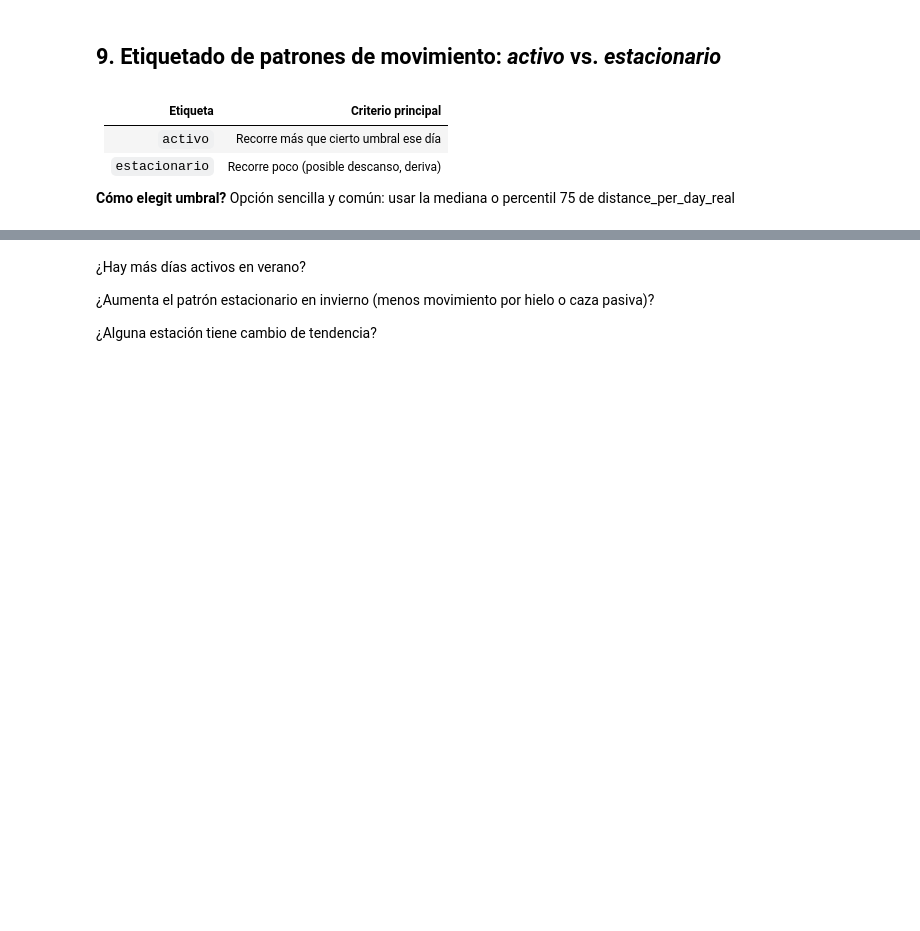
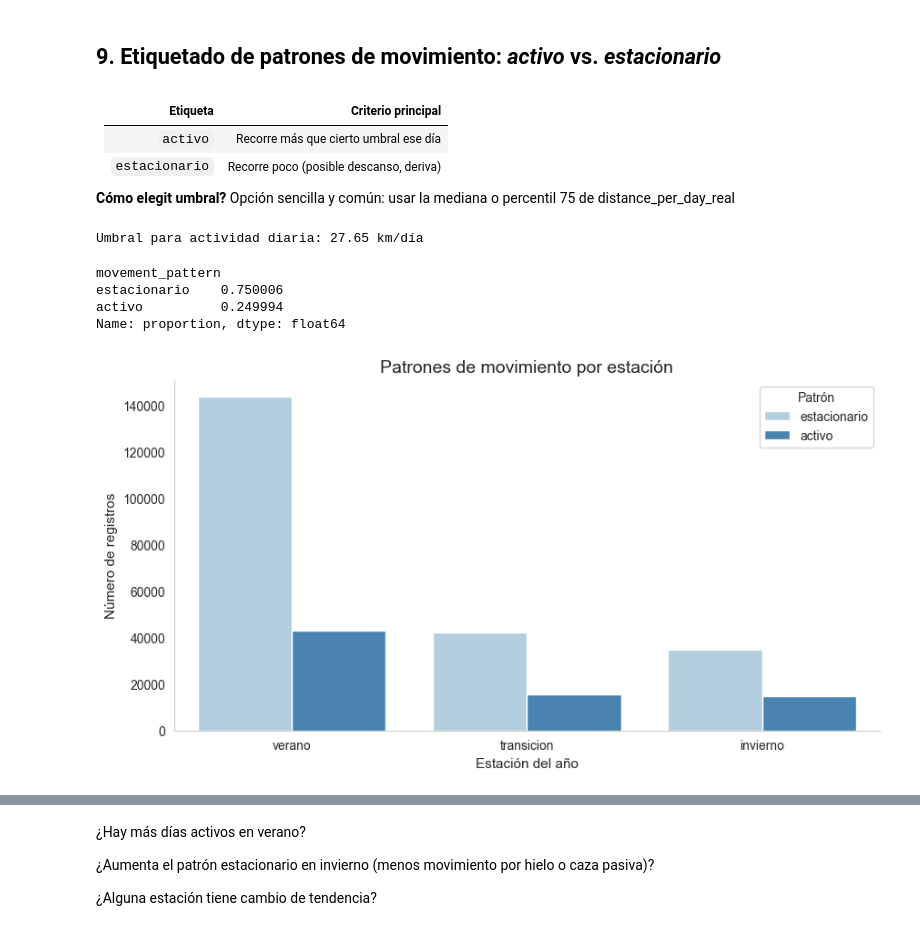
Before and after one commit to anapstl/PolarBears-, a Jupyter notebook: notebooks/02_FeatureEngineering_CLEAN.ipynb, the cells around one changed output, grey strips where cells are left out. Saved outputs shown, nothing was run; the diff lists cells and outputs as text; code cells hidden in the pictures; blank space fills up the shorter version.

```diff
--- a/notebooks/02_FeatureEngineering_CLEAN.ipynb
+++ b/notebooks/02_FeatureEngineering_CLEAN.ipynb
@@ -223,6 +310,6 @@ dist_por_dia = df.groupby(["UniqueAnimalID", "date"])["distance_km"].sum().reset
 dist_por_dia.rename(columns={"distance_km": "distance_per_day_real"}, inplace=True)
 
 # 3. Merge con el df principal si quieres tenerlo punto a punto
-df_final = df.merge(dist_por_dia, on=["UniqueAnimalID", "date"], how="left")
+df = df.merge(dist_por_dia, on=["UniqueAnimalID", "date"], how="left")
 
 print("`distance_per_day_real` añadida al dataset.")
@@ -236,32 +325,41 @@ print("`distance_per_day_real` añadida al dataset.")
 
 **Cómo elegit umbral?** Opción sencilla y común: usar la mediana o percentil 75 de distance_per_day_real
 # %%
-umbral = df_final["distance_per_day_real"].quantile(0.75)
+umbral = df["distance_per_day_real"].quantile(0.75)
 
 print(f"Umbral para actividad diaria: {umbral:.2f} km/día")
+# %% [output]
+Umbral para actividad diaria: 27.65 km/día
 # %%
 # Etiquetar en función del umbral
-df_final["movement_pattern"] = df_final["distance_per_day_real"].apply(
+df["movement_pattern"] = df["distance_per_day_real"].apply(
     lambda d: "activo" if d > umbral else "estacionario"
 )
 
-df_final["movement_pattern"].value_counts(normalize=True)
+df["movement_pattern"].value_counts(normalize=True)
+# %% [output]
+movement_pattern
+estacionario    0.750006
+activo          0.249994
+Name: proportion, dtype: float64
 # %%
 plt.figure(figsize=(10, 5))
 sns.countplot(
-    data=df_final,
+    data=df,
     x="season",
     hue="movement_pattern",
     palette="Blues"
 )
 
 plt.title("Patrones de movimiento por estación", fontsize=14)
 plt.xlabel("Estación del año")
 plt.ylabel("Número de registros")
 plt.grid(False)
 sns.despine()
 plt.legend(title="Patrón")
 plt.show();
+# %% [output]
+[figure, added]
 # %%
 # Calcular proporciones
 prop_df = (
```
Also changed, not shown: parts of 45 cells of this notebook, 9 other files.
